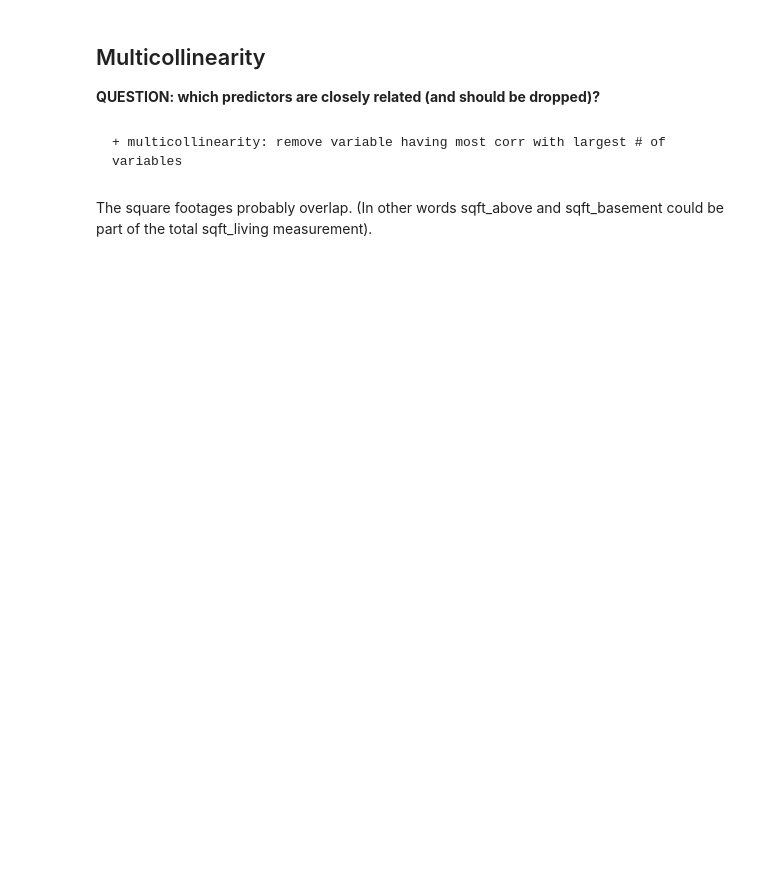
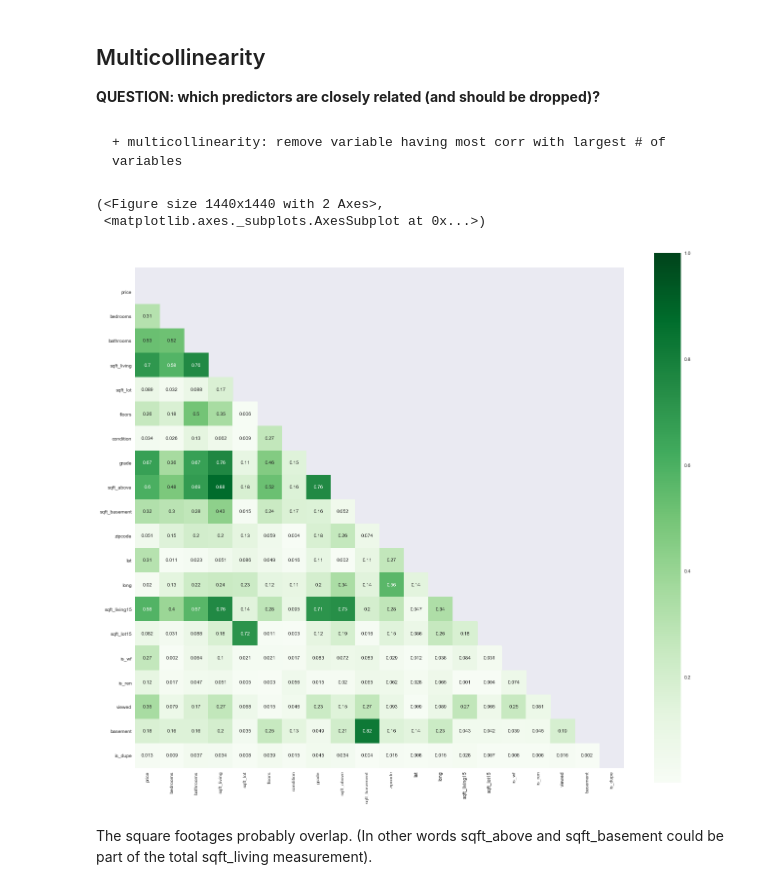
Before and after one commit to alphasentaurii/predicting-home-values-with-multiple-linear-regression, a Jupyter notebook: student.ipynb, the cells around one changed output. Cells and saved outputs as stored; diff of their text form; code cells hidden in the pictures; blank space fills up the shorter version.

```diff
--- a/student.ipynb
+++ b/student.ipynb
@@ -1528,12 +1528,12 @@ df.head()
 ## Linearity
 During the scrub process we made some assumptions and guesses based on correlation coefficients and other values. Let's see what the visualizations tell us by creating some scatter plots.
 # %%
-plt.style.use('seaborn')
+#plt.style.use('seaborn')
 # add target to numeric df subset
 #df_nums['price'] = df.price
 
 # plot scatter matrix
-pd.plotting.scatter_matrix(df, y='price', figsize=(20,20));
+#pd.plotting.scatter_matrix(df, y='price', figsize=(20,20));
 # %% [markdown]
 We can see a clear linear relationship between price and sqft_living, sqft_above, sqft_living15 and somewhat so for sqft_basement. However, it looks like there is covariance among these variables as well.
 # %%
@@ -1554,20 +1558,27 @@ sub_scatter(df, x_cols, y, color='#6A76FB')
 # %% [markdown]
     + multicollinearity: remove variable having most corr with largest # of variables
 # %%
-# Checking Visually
+#correlation values to check
 
+corr = df.corr()
+
+# Checking multicollinearity with a heatmap
 def multiplot(corr,figsize=(20,20)):
     fig, ax = plt.subplots(figsize=figsize)
 
     mask = np.zeros_like(corr, dtype=np.bool)
     idx = np.triu_indices_from(mask)
     mask[idx] = True
 
     sns.heatmap(np.abs(corr),square=True,mask=mask,annot=True,cmap="Greens",ax=ax)
 
     ax.set_ylim(len(corr), -.5, .5)
 
 
     return fig, ax
 
 multiplot(np.abs(corr.round(3)))
+# %% [output]
+(<Figure size 1440x1440 with 2 Axes>,
+ <matplotlib.axes._subplots.AxesSubplot at 0x...>)
+[figure, added]
```
Also changed, not shown: parts of 15 cells of this notebook.
